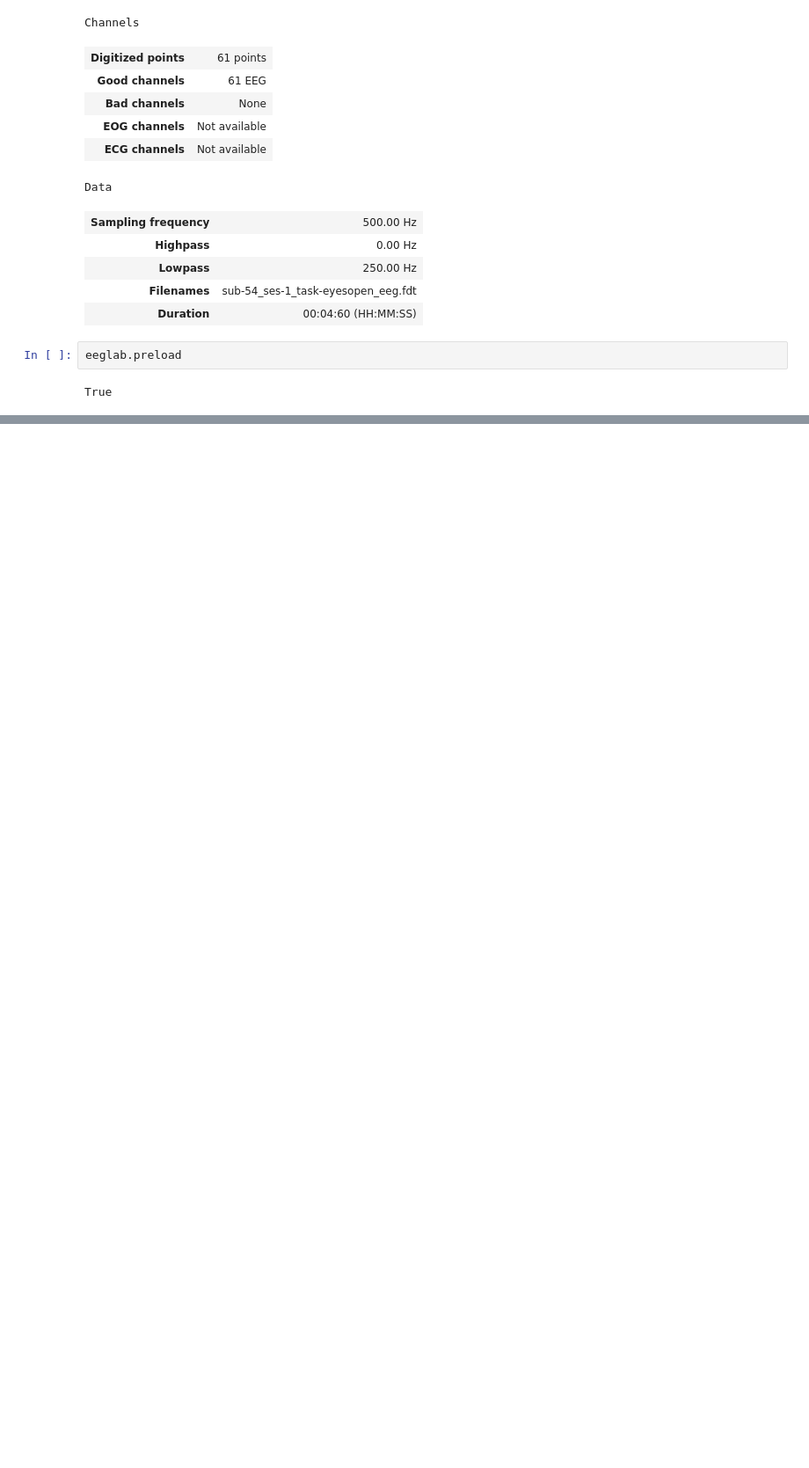
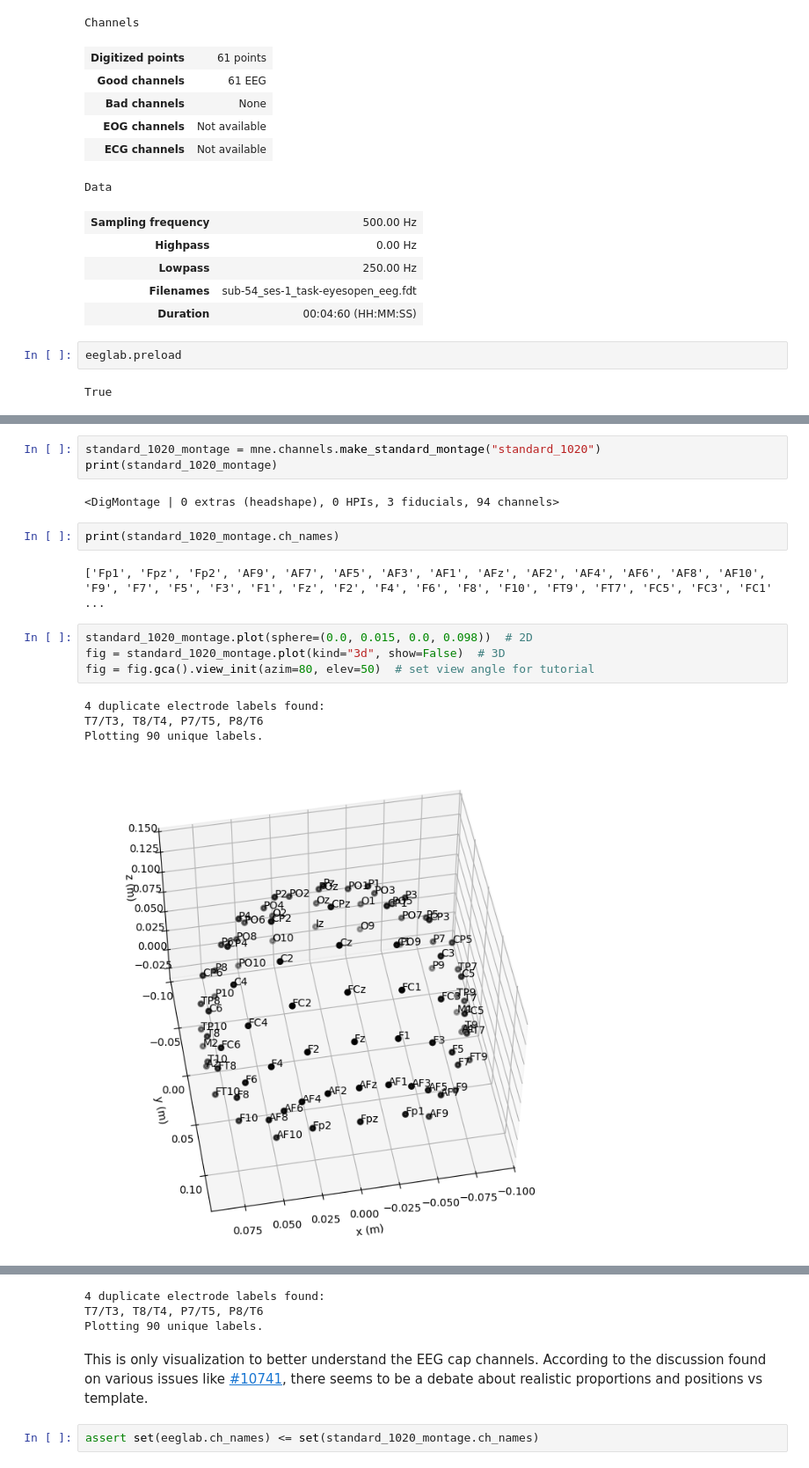
Before and after one commit to intel-comp-saude-ufes/2024-2-P1-sleep-deprivation-classification, a Jupyter notebook: notebooks/01-introduction-to-mne.ipynb, the cells around one changed output, grey strips where cells are left out. Shown at 88% size. Cells and saved outputs as stored; diff of their text form; blank space fills up the shorter version.

Commit message:
add montage

```diff
--- a/notebooks/01-introduction-to-mne.ipynb
+++ b/notebooks/01-introduction-to-mne.ipynb
@@ -106,0 +139,18 @@ Plotting power spectral density (dB=True).
+# %%
+standard_1020_montage = mne.channels.make_standard_montage("standard_1020")
+print(standard_1020_montage)
+# %% [output]
+<DigMontage | 0 extras (headshape), 0 HPIs, 3 fiducials, 94 channels>
+# %%
+print(standard_1020_montage.ch_names)
+# %% [output]
+['Fp1', 'Fpz', 'Fp2', 'AF9', 'AF7', 'AF5', 'AF3', 'AF1', 'AFz', 'AF2', 'AF4', 'AF6', 'AF8', 'AF10', 'F9', 'F7', 'F5', 'F3', 'F1', 'Fz', 'F2', 'F4', 'F6', 'F8', 'F10', 'FT9', 'FT7', 'FC5', 'FC3', 'FC1' ...
+# %%
+standard_1020_montage.plot(sphere=(0.0, 0.015, 0.0, 0.098))  # 2D
+fig = standard_1020_montage.plot(kind="3d", show=False)  # 3D
+fig = fig.gca().view_init(azim=80, elev=50)  # set view angle for tutorial
+# %% [output]
+4 duplicate electrode labels found:
+T7/T3, T8/T4, P7/T5, P8/T6
+Plotting 90 unique labels.
+[figure, added]
@@ -106,0 +158,7 @@ Plotting power spectral density (dB=True).
+4 duplicate electrode labels found:
+T7/T3, T8/T4, P7/T5, P8/T6
+Plotting 90 unique labels.
+# %% [markdown]
+This is only visualization to better understand the EEG cap channels. According to the discussion found on various issues like [#10741](https://github.com/mne-tools/mne-python/issues/10741), there seems to be a debate about realistic proportions and positions vs template.
+# %%
+assert set(eeglab.ch_names) <= set(standard_1020_montage.ch_names)
```
Also changed, not shown: parts of 9 cells of this notebook.
